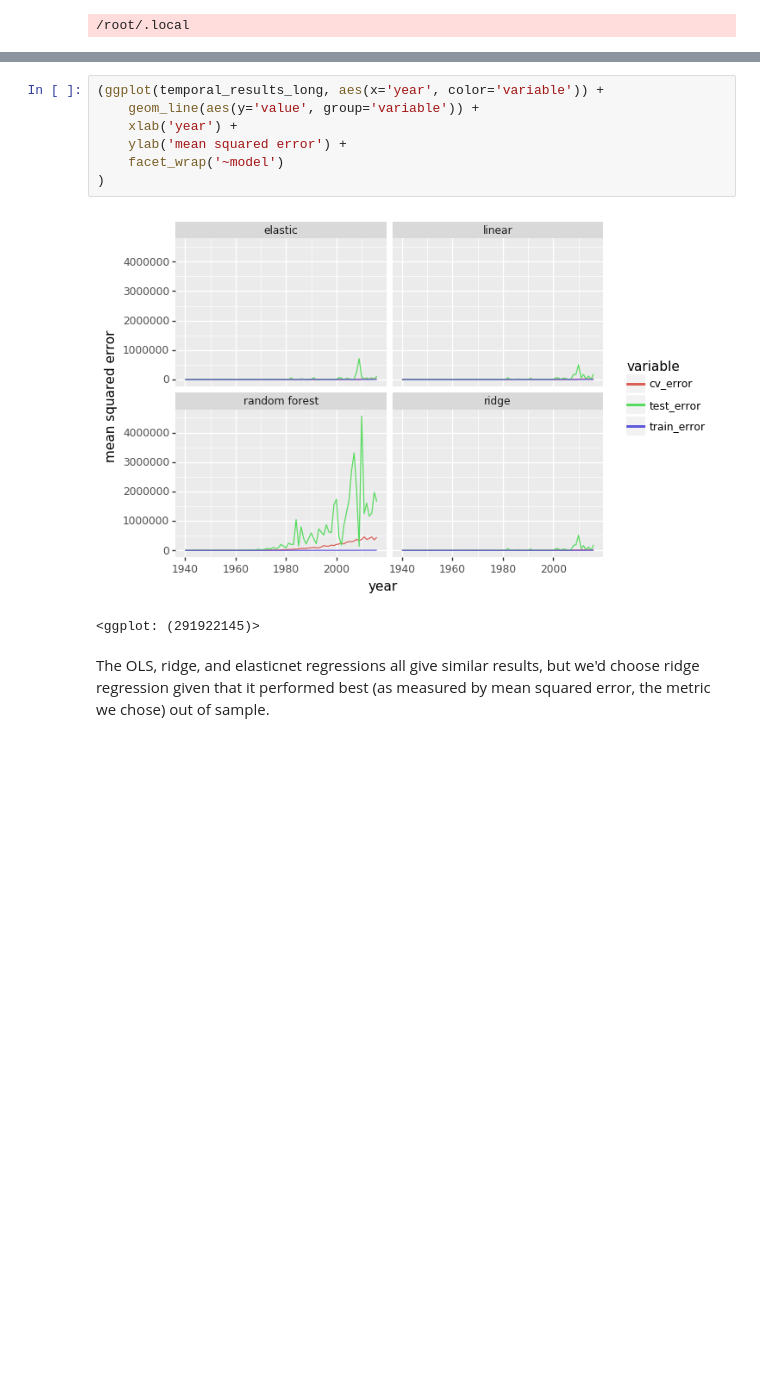
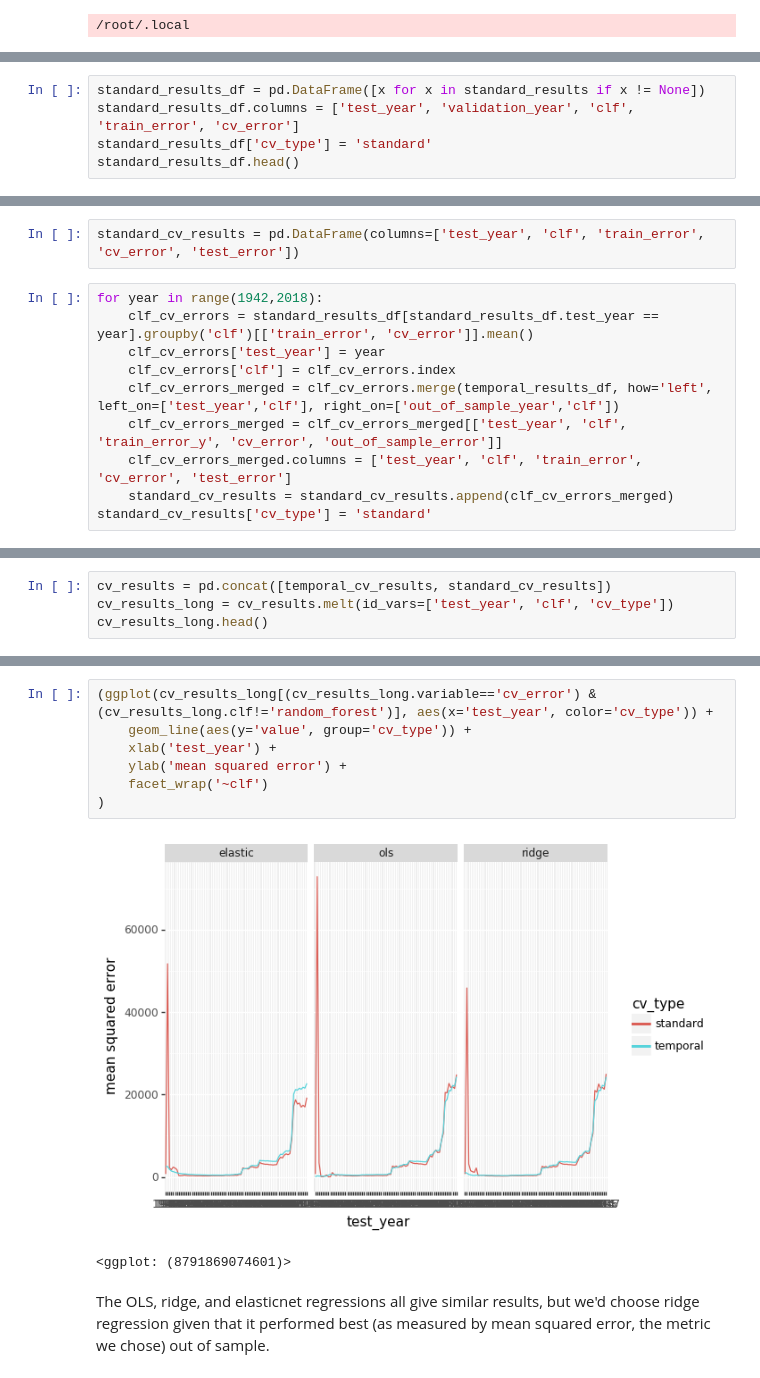
Before and after one commit to dssg/hitchhikers-guide, a Jupyter notebook: curriculum/3_modeling_and_machine_learning/machine-learning/predicting_GDP.ipynb, the cells around one changed output, grey strips where cells are left out. Drawn from its saved outputs; the diff is of its cells as text; blank space fills up the shorter version.

Commit message:
plot standard and temporal errors over time. still need to do dynamic model selection and assessment.

```diff
--- a/curriculum/3_modeling_and_machine_learning/machine-learning/predicting_GDP.ipynb
+++ b/curriculum/3_modeling_and_machine_learning/machine-learning/predicting_GDP.ipynb
@@ -263,0 +248,5 @@ Name: value, dtype: float64
+# %%
+standard_results_df = pd.DataFrame([x for x in standard_results if x != None])
+standard_results_df.columns = ['test_year', 'validation_year', 'clf', 'train_error', 'cv_error']
+standard_results_df['cv_type'] = 'standard'
+standard_results_df.head()
@@ -263,0 +260,12 @@ Name: value, dtype: float64
+# %%
+standard_cv_results = pd.DataFrame(columns=['test_year', 'clf', 'train_error', 'cv_error', 'test_error'])
+# %%
+for year in range(1942,2018):
+    clf_cv_errors = standard_results_df[standard_results_df.test_year == year].groupby('clf')[['train_error', 'cv_error']].mean()
+    clf_cv_errors['test_year'] = year
+    clf_cv_errors['clf'] = clf_cv_errors.index
+    clf_cv_errors_merged = clf_cv_errors.merge(temporal_results_df, how='left', left_on=['test_year','clf'], right_on=['out_of_sample_year','clf'])
+    clf_cv_errors_merged = clf_cv_errors_merged[['test_year', 'clf', 'train_error_y', 'cv_error', 'out_of_sample_error']]
+    clf_cv_errors_merged.columns = ['test_year', 'clf', 'train_error', 'cv_error', 'test_error']
+    standard_cv_results = standard_cv_results.append(clf_cv_errors_merged)
+standard_cv_results['cv_type'] = 'standard'
@@ -263,0 +281,4 @@ Name: value, dtype: float64
+# %%
+cv_results = pd.concat([temporal_cv_results, standard_cv_results])
+cv_results_long = cv_results.melt(id_vars=['test_year', 'clf', 'cv_type'])
+cv_results_long.head()
@@ -264,13 +292,13 @@ Name: value, dtype: float64
 # %%
-(ggplot(temporal_results_long, aes(x='year', color='variable')) +
-    geom_line(aes(y='value', group='variable')) +
-    xlab('year') +
+(ggplot(cv_results_long[(cv_results_long.variable=='cv_error') & (cv_results_long.clf!='random_forest')], aes(x='test_year', color='cv_type')) +
+    geom_line(aes(y='value', group='cv_type')) +
+    xlab('test_year') +
     ylab('mean squared error') +
-    facet_wrap('~model')
+    facet_wrap('~clf')
 )
 # %% [output]
-[figure, old version]
+[figure, new version]
-<ggplot: (291922145)>
+<ggplot: (8791869074601)>
 # %% [markdown]
 The OLS, ridge, and elasticnet regressions all give similar results, but we'd choose ridge regression given that it performed best (as measured by mean squared error, the metric we chose) out of sample.
 # %% [markdown]
```
Also changed, not shown: parts of 14 cells of this notebook.
